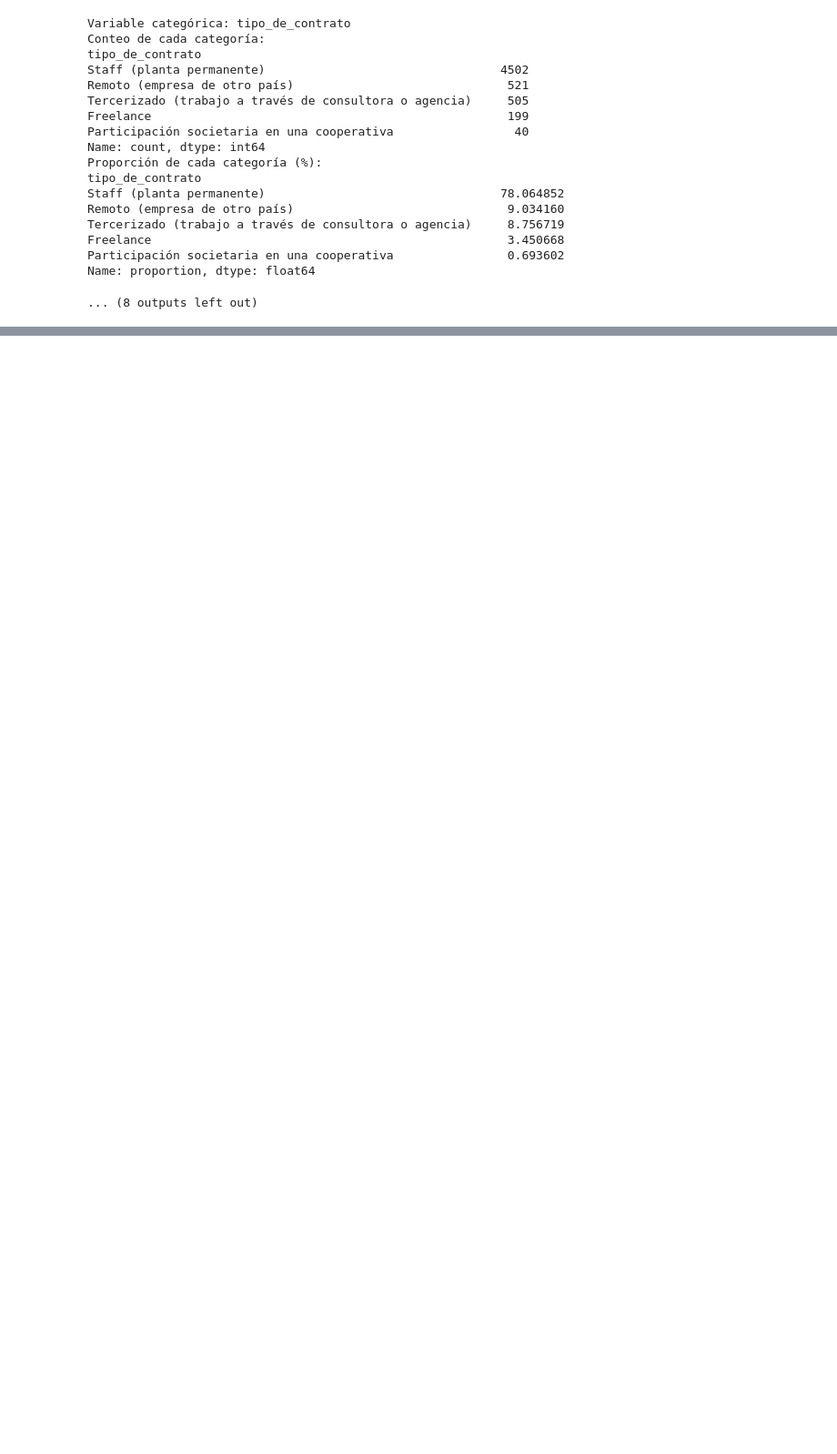
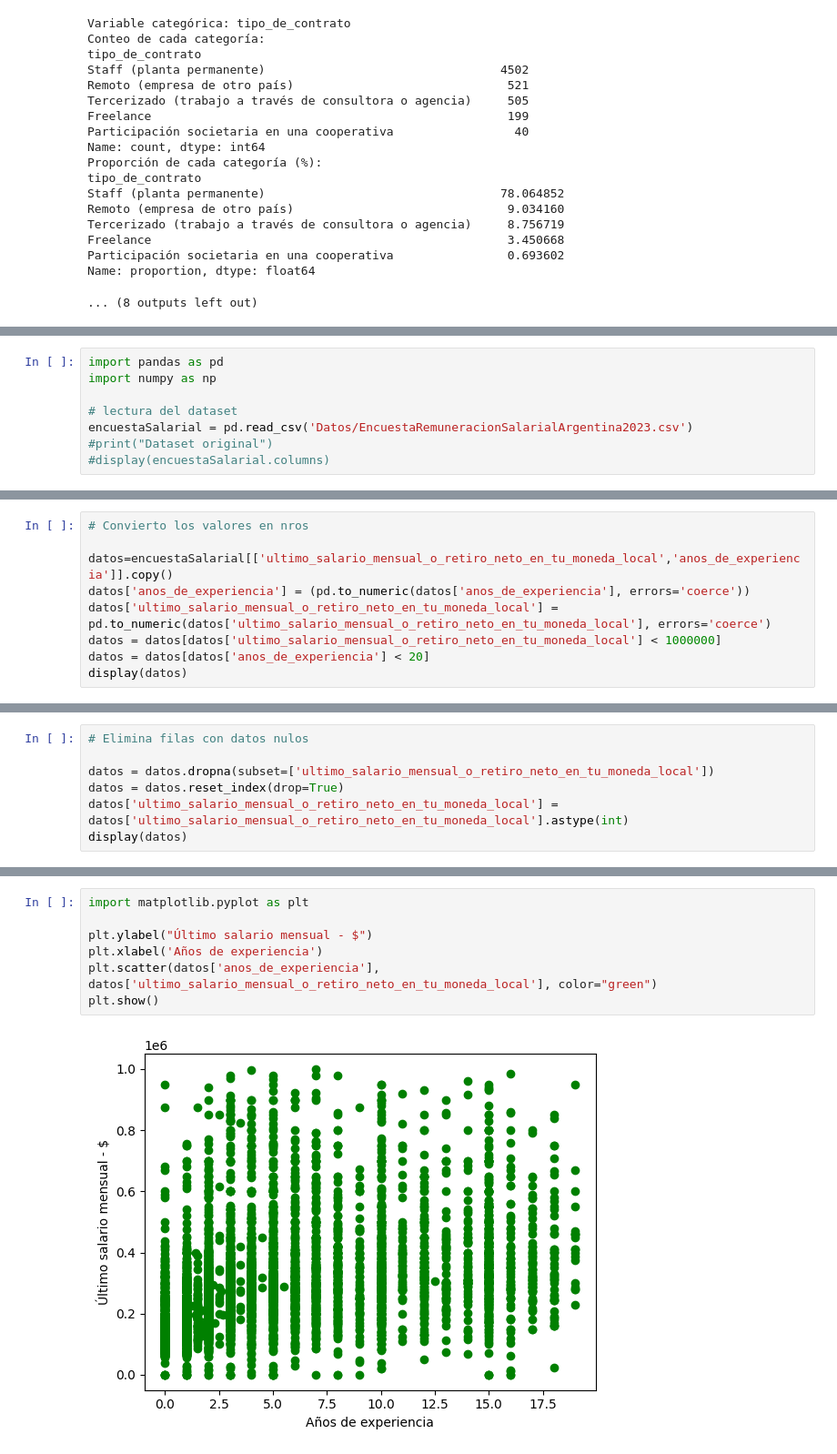
Before and after one commit to LuisSiccardi/ISPC_CienciaDeDatos_I, a Jupyter notebook: main.ipynb, the cells around one changed output, grey strips where cells are left out. Shown at 91% size. Saved outputs shown, nothing was run; the diff lists cells and outputs as text; blank space fills up the shorter version.

```diff
--- a/main.ipynb
+++ b/main.ipynb
@@ -469,0 +475,8 @@ Name: proportion, dtype: float64
+# %%
+import pandas as pd
+import numpy as np
+
+# lectura del dataset
+encuestaSalarial = pd.read_csv('Datos/EncuestaRemuneracionSalarialArgentina2023.csv')
+#print("Dataset original")
+#display(encuestaSalarial.columns)
@@ -469,0 +485,9 @@ Name: proportion, dtype: float64
+# %%
+# Convierto los valores en nros
+
+datos=encuestaSalarial[['ultimo_salario_mensual_o_retiro_neto_en_tu_moneda_local','anos_de_experiencia']].copy()
+datos['anos_de_experiencia'] = (pd.to_numeric(datos['anos_de_experiencia'], errors='coerce'))
+datos['ultimo_salario_mensual_o_retiro_neto_en_tu_moneda_local'] = pd.to_numeric(datos['ultimo_salario_mensual_o_retiro_neto_en_tu_moneda_local'], errors='coerce')
+datos = datos[datos['ultimo_salario_mensual_o_retiro_neto_en_tu_moneda_local'] < 1000000]
+datos = datos[datos['anos_de_experiencia'] < 20]
+display(datos)
@@ -469,0 +545,7 @@ Name: proportion, dtype: float64
+# %%
+# Elimina filas con datos nulos
+
+datos = datos.dropna(subset=['ultimo_salario_mensual_o_retiro_neto_en_tu_moneda_local'])
+datos = datos.reset_index(drop=True)
+datos['ultimo_salario_mensual_o_retiro_neto_en_tu_moneda_local'] = datos['ultimo_salario_mensual_o_retiro_neto_en_tu_moneda_local'].astype(int)
+display(datos)
@@ -469,0 +566,9 @@ Name: proportion, dtype: float64
+# %%
+import matplotlib.pyplot as plt
+
+plt.ylabel("Último salario mensual - $")
+plt.xlabel('Años de experiencia')
+plt.scatter(datos['anos_de_experiencia'], datos['ultimo_salario_mensual_o_retiro_neto_en_tu_moneda_local'], color="green")
+plt.show()
+# %% [output]
+[figure, added]
```
Also changed, not shown: parts of 9 cells of this notebook.
